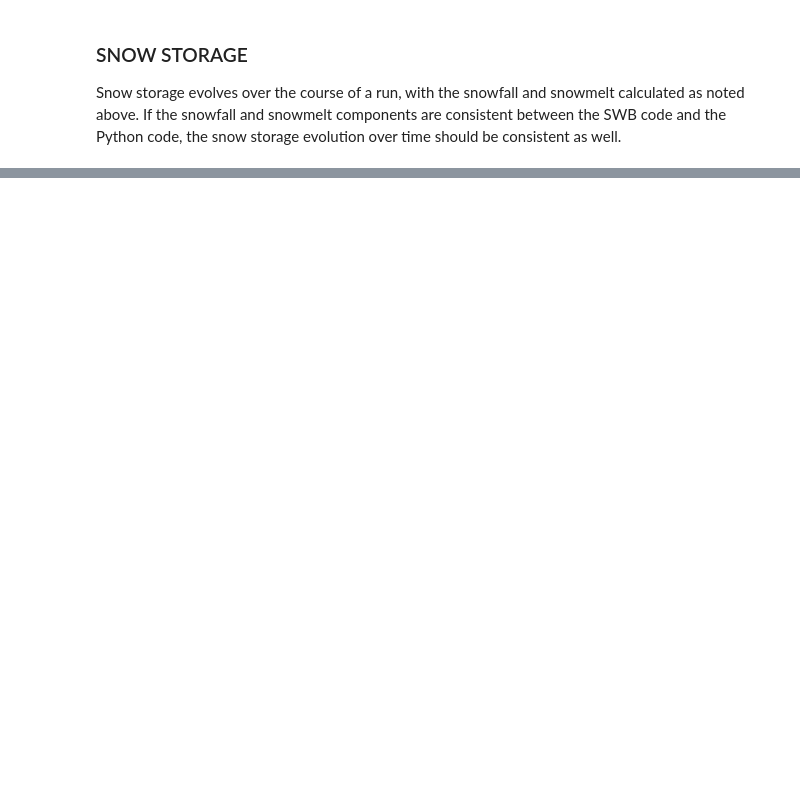
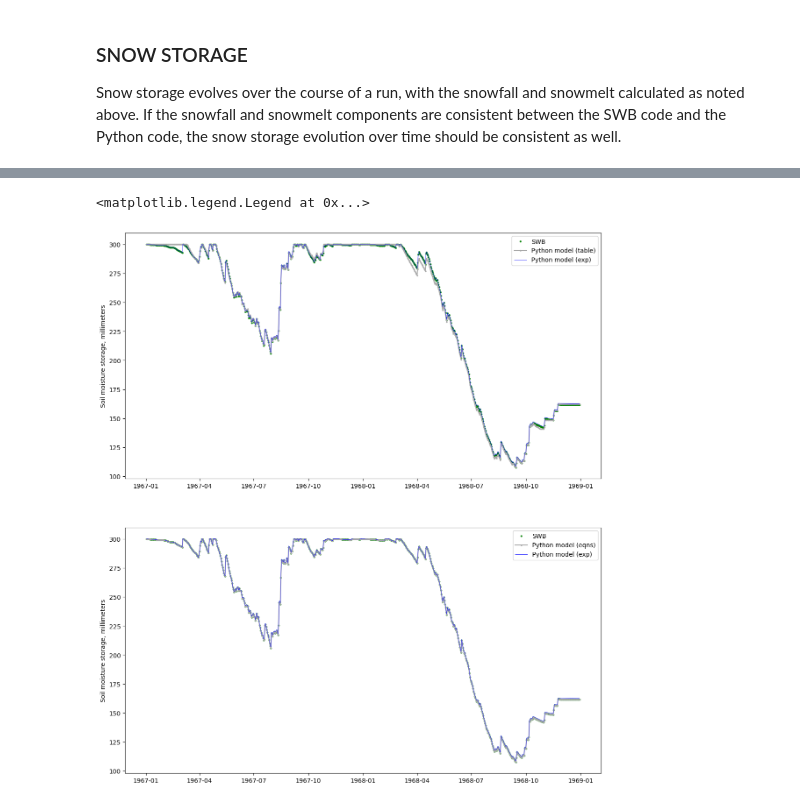
Before and after one commit to smwesten-usgs/swb2_tests, a Jupyter notebook: jupyter/simple_test_w_tm_tables.ipynb, the cells around one changed output, grey strips where cells are left out. Drawn from its saved outputs; the diff is of its cells as text; code cells hidden in the pictures; blank space fills up the shorter version.

```diff
--- a/jupyter/simple_test_w_tm_tables.ipynb
+++ b/jupyter/simple_test_w_tm_tables.ipynb
@@ -261,18 +326,21 @@ $\phi$ is the size of the soil moisture reservoir, in millimeters.
 # %%
-fig = plt.figure(figsize=(10, 12))
+fig = plt.figure(figsize=(14, 16))
 
 ax = fig.add_subplot(2,1,1)
 ax.plot(df['date'], df['soil_storage'], marker='.', linestyle=' ', color='green', markersize=4, label='SWB')
 ax.plot(df['date'], df['soil_storage_t'], marker='.', linestyle='-', color='darkgray', markersize=3, label='Python model (table)')
 ax.plot(df['date'], df['soil_storage_e'], marker=' ', linestyle='-',
-        color='black', linewidth=0.75, label='Python model (exp)')
+        color='blue', linewidth=0.5, label='Python model (exp)')
 ax.set_ylabel('Soil moisture storage, millimeters')
 ax.legend()
 
 ax = fig.add_subplot(2,1,2)
 ax.plot(df['date'], df['soil_storage'], marker='.', linestyle=' ', color='green', markersize=4, label='SWB')
 ax.plot(df['date'], df['soil_storage'], marker='.', linestyle='-', color='darkgray', markersize=3, label='Python model (eqns)')
 ax.plot(df['date'], df['soil_storage_e'], marker=' ', linestyle='-',
-        color='black', linewidth=0.75, label='Python model (exp)')
+        color='blue', linewidth=0.5, label='Python model (exp)')
 ax.set_ylabel('Soil moisture storage, millimeters')
 ax.legend()
+# %% [output]
+<matplotlib.legend.Legend at 0x...>
+[figure, added]
```
Also changed, not shown: parts of 18 cells of this notebook, 3 other files.
